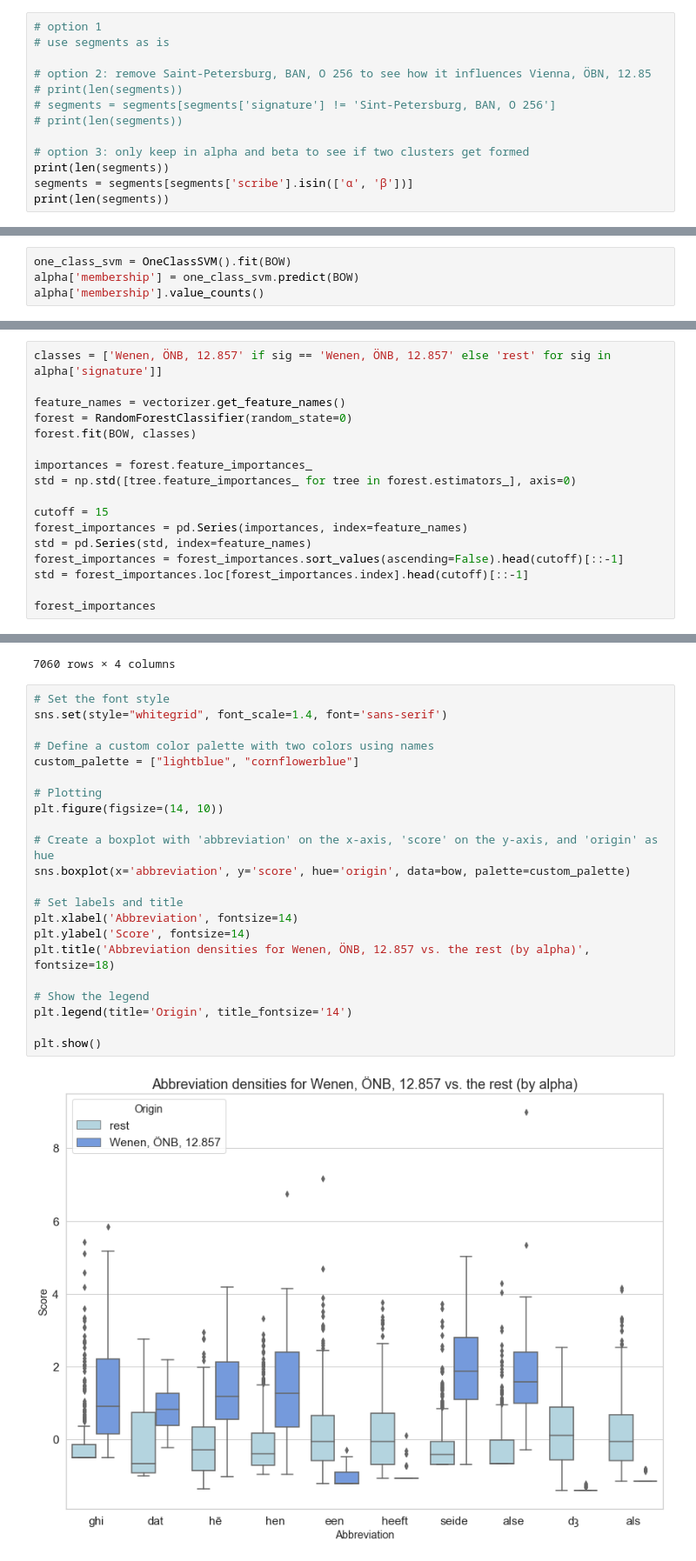
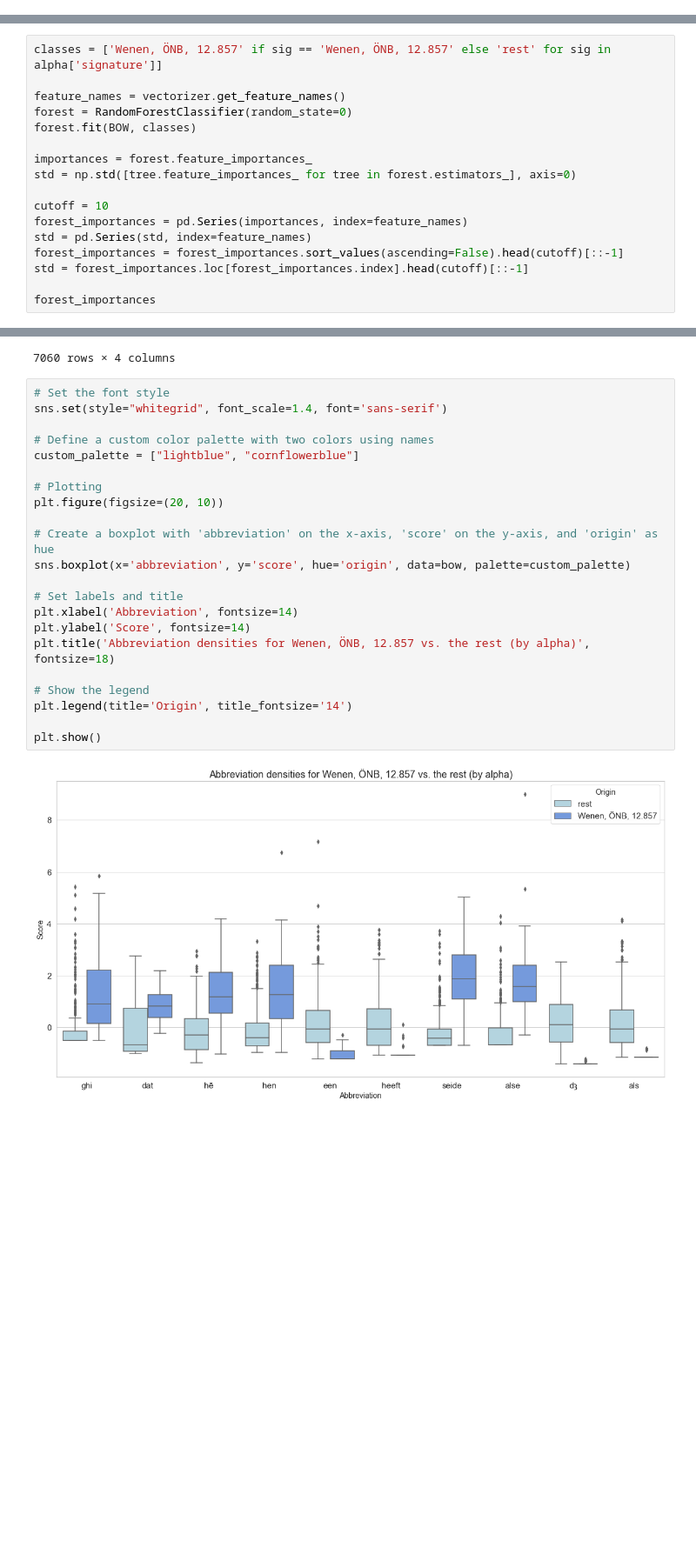
Before and after one commit to Caroline-Vandyck/making-characters-count, a Jupyter notebook: Making Characters Count.ipynb, the cells around one changed output, grey strips where cells are left out. Shown at 87% size. Cells and saved outputs as stored; diff of their text form; blank space fills up the shorter version.

```diff
--- a/Making Characters Count.ipynb
+++ b/Making Characters Count.ipynb
@@ -1007,15 +1068,2 @@ coming soon ...
 # %% [markdown]
 ## Exploratory scatterplots
-# %%
-# option 1
-# use segments as is
-
-# option 2: remove Saint-Petersburg, BAN, O 256 to see how it influences Vienna, ÖBN, 12.85
-# print(len(segments))
-# segments = segments[segments['signature'] != 'Sint-Petersburg, BAN, O 256']
-# print(len(segments))
-
-# option 3: only keep in alpha and beta to see if two clusters get formed
-print(len(segments))
-segments = segments[segments['scribe'].isin(['α', 'β'])]
-print(len(segments))
@@ -1504,7 +1669,3 @@ BOW = preprocessing.scale(BOW)
 BOW.shape
 # %% [output]
 (706, 100)
-# %%
-one_class_svm = OneClassSVM().fit(BOW)
-alpha['membership'] = one_class_svm.predict(BOW)
-alpha['membership'].value_counts()
@@ -1566,7 +1679,7 @@ forest.fit(BOW, classes)
 importances = forest.feature_importances_
 std = np.std([tree.feature_importances_ for tree in forest.estimators_], axis=0)
 
-cutoff = 15
+cutoff = 10
 forest_importances = pd.Series(importances, index=feature_names)
 std = pd.Series(std, index=feature_names)
 forest_importances = forest_importances.sort_values(ascending=False).head(cutoff)[::-1]
@@ -1668,24 +1776,24 @@ bow
 # %%
 # Set the font style
 sns.set(style="whitegrid", font_scale=1.4, font='sans-serif')
 
 # Define a custom color palette with two colors using names
 custom_palette = ["lightblue", "cornflowerblue"]
 
 # Plotting
-plt.figure(figsize=(14, 10))
+plt.figure(figsize=(20, 10))
 
 # Create a boxplot with 'abbreviation' on the x-axis, 'score' on the y-axis, and 'origin' as hue
 sns.boxplot(x='abbreviation', y='score', hue='origin', data=bow, palette=custom_palette)
 
 # Set labels and title
 plt.xlabel('Abbreviation', fontsize=14)
 plt.ylabel('Score', fontsize=14)
 plt.title('Abbreviation densities for Wenen, ÖNB, 12.857 vs. the rest (by alpha)', fontsize=18)
 
 # Show the legend
 plt.legend(title='Origin', title_fontsize='14')
 
 plt.show()
 # %% [output]
-[figure, old version]
+[figure, new version]
```
Also changed, not shown: parts of 63 cells of this notebook, 2 other files.
